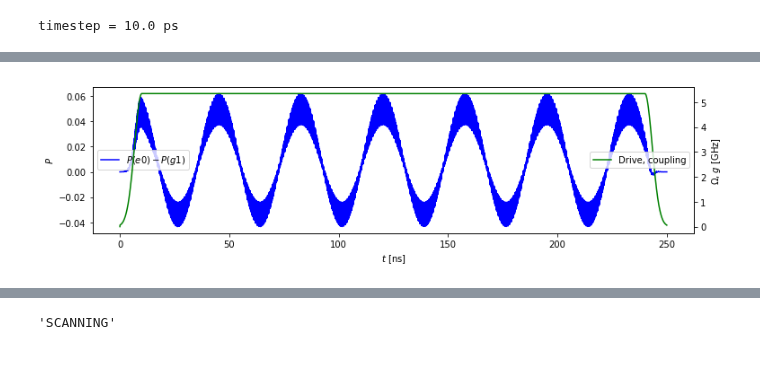
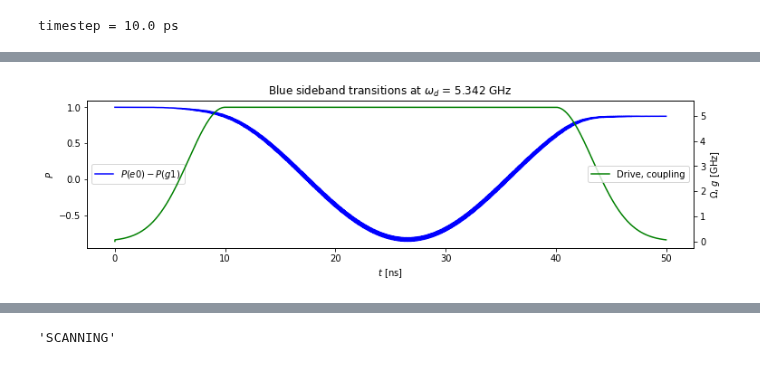
Before and after one commit to wouterkesselsap/thesis, a Jupyter notebook: 2p_sideband.ipynb, the cells around one changed output, grey strips where cells are left out. Saved outputs shown, nothing was run; the diff lists cells and outputs as text; code cells hidden in the pictures.

Commit message:
calculate function, save button, not working yet

```diff
--- a/2p_sideband.ipynb
+++ b/2p_sideband.ipynb
@@ -79,7 +76,7 @@ wq_mod = wq + Omega**2/(2*(wq-wd)) + Omega**2/(2*(wq+wd))
 # %%
 t0 = 0         # start of simulation
 t1 = t0 + 0   # start of drive
-t2 = t1 + 250  # end of drive
+t2 = t1 + 50  # end of drive
 t3 = t2 + 0   # end of simulation
 tg = 10        # length of gaussian rise and fall
 
@@ -115,7 +112,7 @@ H_args = {'t0' : t0, 't1' : t1, 't2' : t2,
 e_ops = [nq, nc]
 # %%
 H = [Hjc, [Hc, drive_nonosc], [Hd, drive]]  # complete Hamiltonian
-psi0 = tensor(psi_0pi(Nq), basis(Nc, 0))  # initial state
+psi0 = tensor(psi_pi(Nq), basis(Nc, 1))  # initial state
 
 # Select these options for bdf method
 options.method = 'bdf'
@@ -172,0 +129,4 @@ Evolution completed in 114.597597 s
+# %%
+""" CALCULATE! """
+
+now, nowstr, folder = calculate(H, psi0, e_ops, H_args, options, Nc, Np, Np_per_batch, verbose=True)
@@ -173,8 +151,10 @@ Evolution completed in 114.597597 s
 # %%
-srcfolder = folder # "/home/student/thesis/"
+""" SAVE """
+
+srcfolder = folder #"/home/student/thesis/prog_19_09_17_10_00_11"
 selection = All # (0, t3)
 reduction = 5
-quants = ['times', 'expect', 'e0', 'g1']
+quants = ['times', 'expect', 'e0', 'g1', 'e1', 'g0']
 
 start_comb = datetime.now()
 combine_batches(srcfolder, selection, reduction,
@@ -211,23 +191,39 @@ plt.show()
 # %%
 """COMBINED PROBABILITIES"""
 
 fig, ax1 = plt.subplots(figsize=[12,3])
-ax1.plot(times, e0-g1, color='b', label='$P(e0) - P(g1)$')
+ax1.plot(times, e1-g0, color='b', label='$P(e0) - P(g1)$')
 # ax1.plot(times, e1-g0, color='r', label='$P(e1) - P(g0)$')
 ax1.set_xlabel("$t$ [ns]")
 ax1.set_ylabel("$P$")
 ax1.tick_params(axis='y')
 ax1.legend(loc='center left')
 
 # ax1.set_xlim([0, 5])
 
 drive_coupling = wd/(2*pi)*drive_nonosc(times, H_args)
 ax2 = ax1.twinx()
 ax2.plot(times, drive_coupling, color='g', label='Drive, coupling')
 ax2.set_ylabel('$\Omega$, $g$ [GHz]')
 ax2.tick_params(axis='y')
 ax2.legend(loc='center right')
 
+if sb == 'red':
+    plt.title("Red sideband transitions at $\\omega_d$ = {} GHz".format(round(wd/2/pi, 3)))
+elif sb == 'blue':
+    plt.title("Blue sideband transitions at $\\omega_d$ = {} GHz".format(round(wd/2/pi, 3)))
 plt.show()
+# plt.savefig("/home/student/thesis/test.png", bbox_inches='tight')
+
+button = widgets.Button(description='Save figure')
+out = widgets.Output()
+def clicked(b):
+    button.description = 'Figure saved!'
+    with out:
+        plt.savefig("/home/student/thesis/figs/" +
+                    "fig_{}_{}_wd{}_wq{}_wc{}.png".format(nowstr, sb, round(wd/2/pi, 3),
+                                                          round(wq/2/pi, 2), round(wc/2/pi, 2)))
+button.on_click(clicked)
+widgets.VBox([button, out])
 # %% [output]
-[figure, old version]
+[figure, new version]
```
Also changed, not shown: parts of 8 cells of this notebook, 2 other files.
